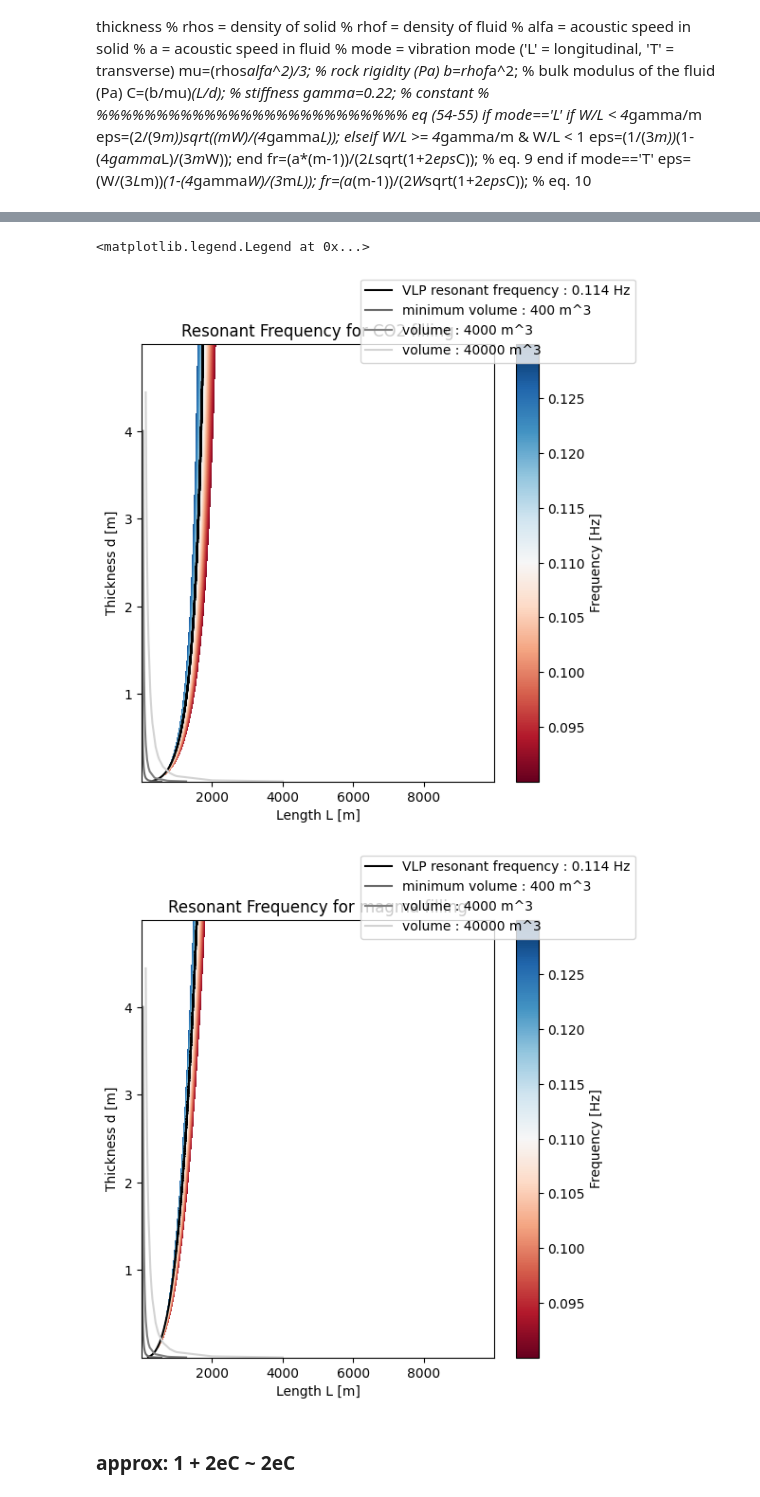
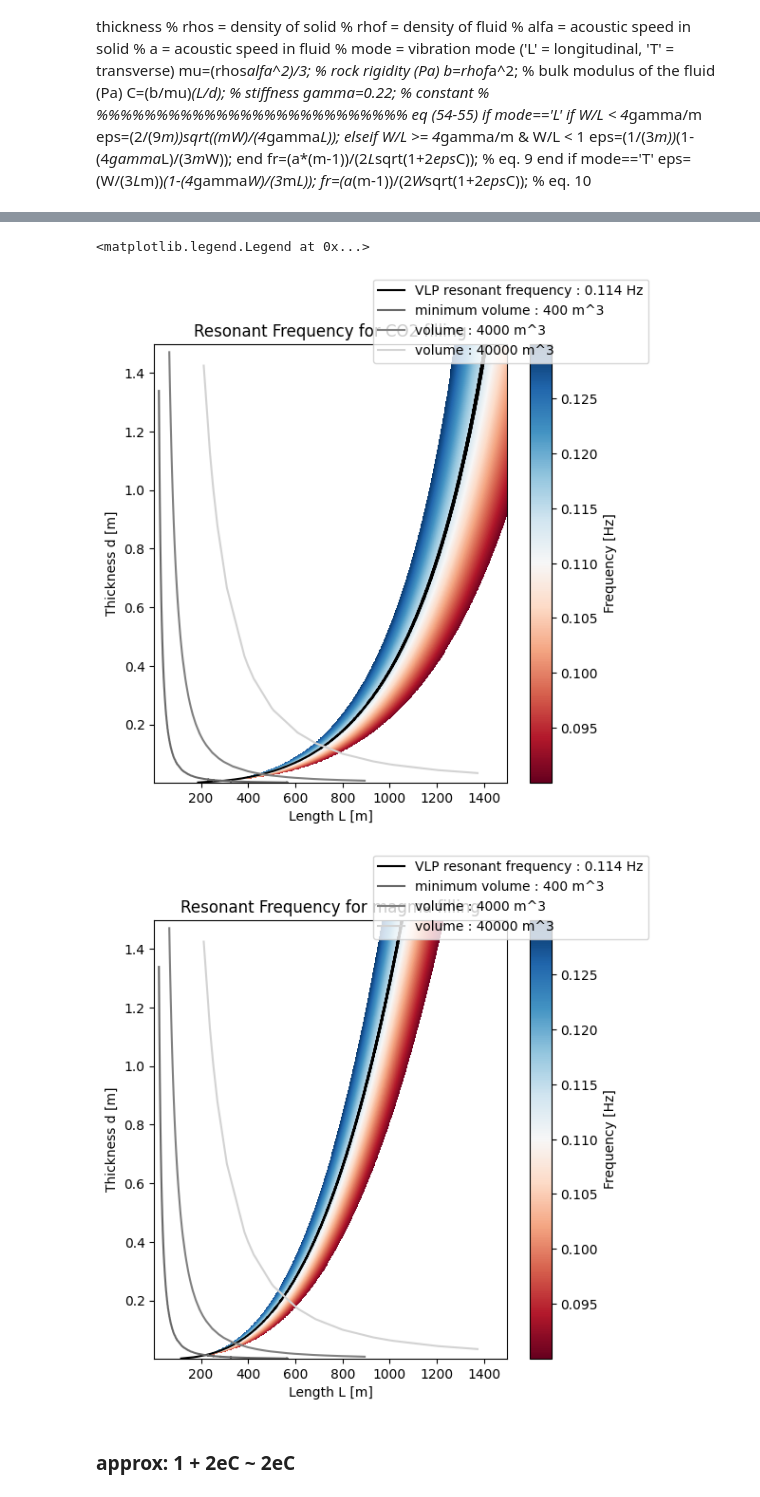
Before and after one commit to giacomorapagnani/CAMPI_FLEGREI_moment_tensor, a Jupyter notebook: codes/crack.ipynb, the cells around one changed output, grey strips where cells are left out. Cells and saved outputs as stored; diff of their text form; code cells hidden in the pictures.

```diff
--- a/codes/crack.ipynb
+++ b/codes/crack.ipynb
@@ -86,8 +86,8 @@ rho_f_co2=560.        # fluid density [kg/m^3]
 ############################################
 ####################### CHANGE######################
 ############################################
-l=np.arange(5,10000,5)
-d=np.arange(0.002,5.,0.002)
+l=np.arange(2,1500,2)
+d=np.arange(0.002,1.5,0.002)
 ############################################
 ####################### CHANGE ######################
 ############################################
@@ -172,6 +172,6 @@ size d (y axis) : 2499
 <matplotlib.legend.Legend at 0x...>
-[figure, old version]
+[figure, new version]
-[figure, old version]
+[figure, new version]
 # %% [markdown]
 ### approx: 1 + 2eC ~ 2eC
 # %%
```
Also changed, not shown: parts of 1 cell of this notebook, 9 other files.
